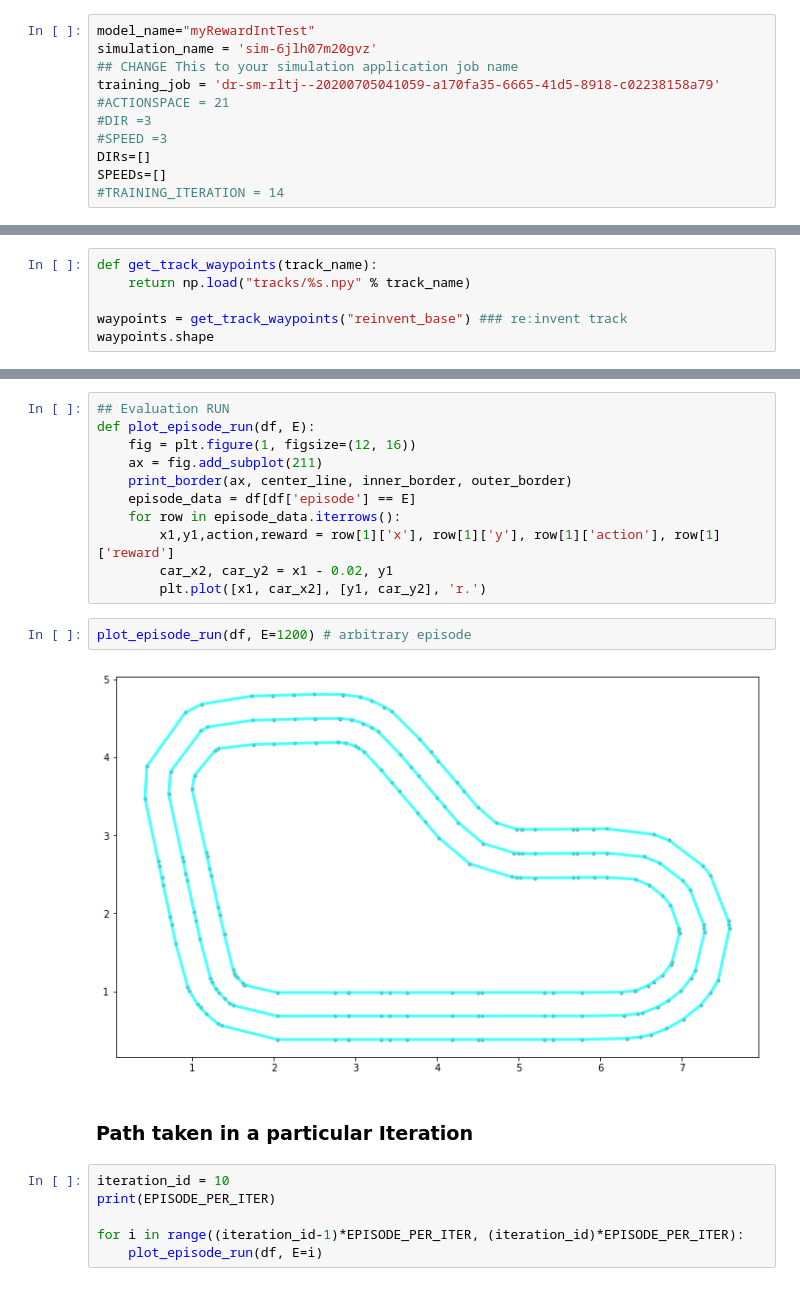
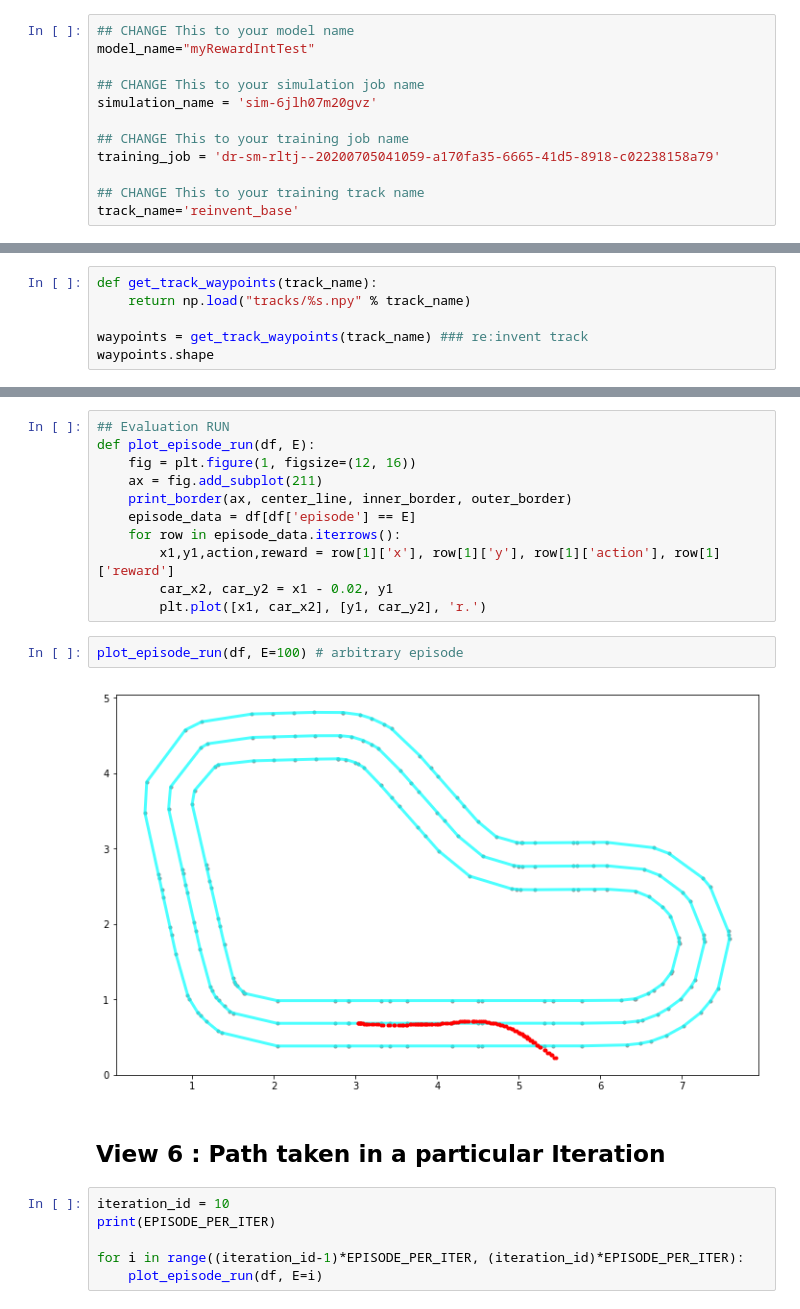
Before and after one commit to itemhsu/DeepraceLog2018, a Jupyter notebook: DeepRacer 2018 reInvent Log Analysis.ipynb, the cells around one changed output, grey strips where cells are left out. Drawn from its saved outputs; the diff is of its cells as text.

Commit message:
add track define

```diff
--- a/DeepRacer 2018 reInvent Log Analysis.ipynb
+++ b/DeepRacer 2018 reInvent Log Analysis.ipynb
@@ -16,11 +17,12 @@ Change this to your robomaker simulation job name
 # %%
+## CHANGE This to your model name
 model_name="myRewardIntTest"
+
+## CHANGE This to your simulation job name
 simulation_name = 'sim-6jlh07m20gvz'
-## CHANGE This to your simulation application job name
+
+## CHANGE This to your training job name
 training_job = 'dr-sm-rltj--20200705041059-a170fa35-6665-41d5-8918-c02238158a79'
-#ACTIONSPACE = 21
-#DIR =3
-#SPEED =3
-DIRs=[]
-SPEEDs=[]
-#TRAINING_ITERATION = 14
+
+## CHANGE This to your training track name
+track_name='reinvent_base'
@@ -299,7 +310,7 @@ print(ListFiles)
 def get_track_waypoints(track_name):
     return np.load("tracks/%s.npy" % track_name)
 
-waypoints = get_track_waypoints("reinvent_base") ### re:invent track
+waypoints = get_track_waypoints(track_name) ### re:invent track
 waypoints.shape
 # %% [output]
 (71, 6)
@@ -610,11 +621,11 @@ def plot_episode_run(df, E):
         car_x2, car_y2 = x1 - 0.02, y1
         plt.plot([x1, car_x2], [y1, car_y2], 'r.')
 # %%
-plot_episode_run(df, E=1200) # arbitrary episode
+plot_episode_run(df, E=100) # arbitrary episode
 # %% [output]
-[figure, old version]
+[figure, new version]
 # %% [markdown]
-### Path taken in a particular Iteration
+## View 6 : Path taken in a particular Iteration
 # %%
 iteration_id = 10
 print(EPISODE_PER_ITER)
```
Also changed, not shown: parts of 17 cells of this notebook.
